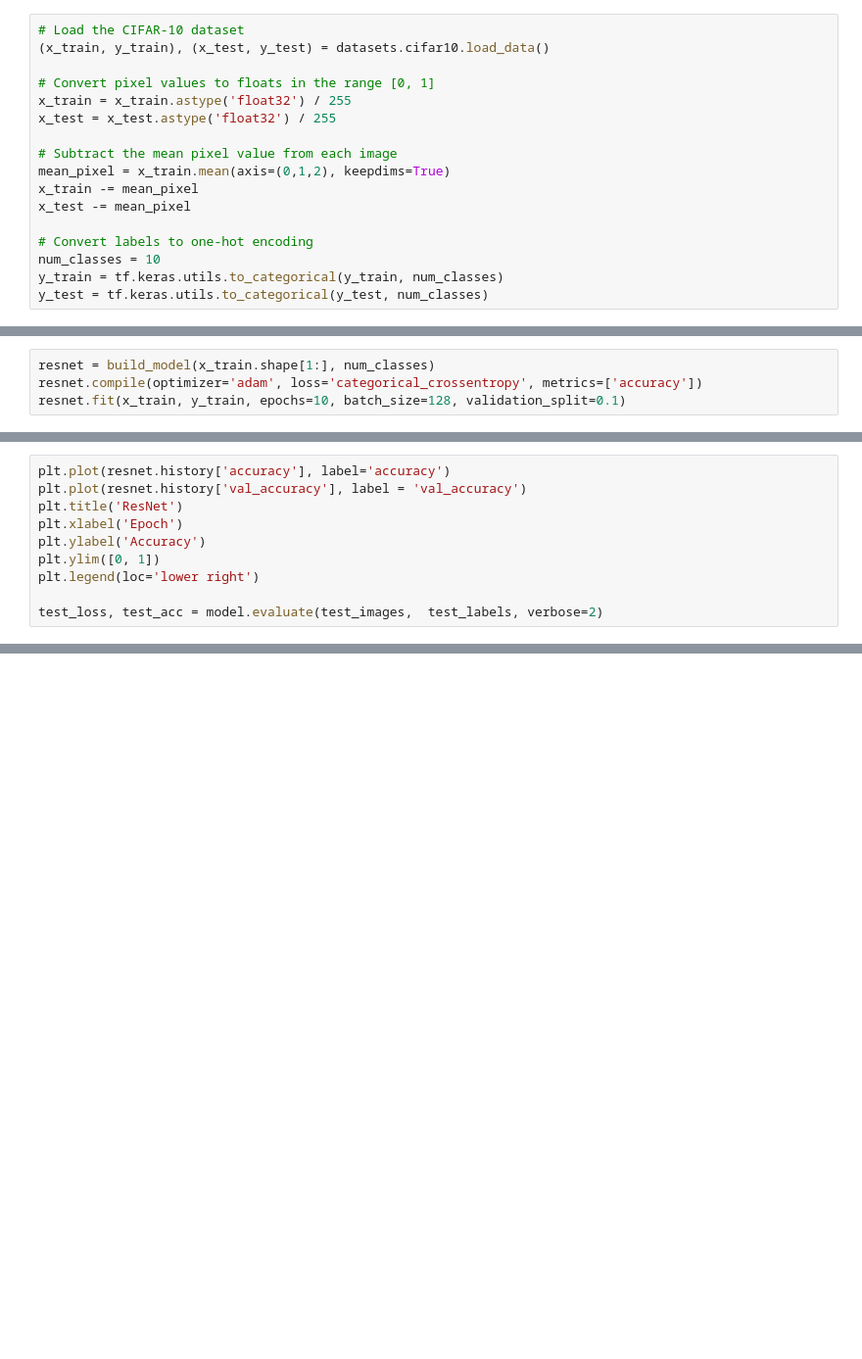
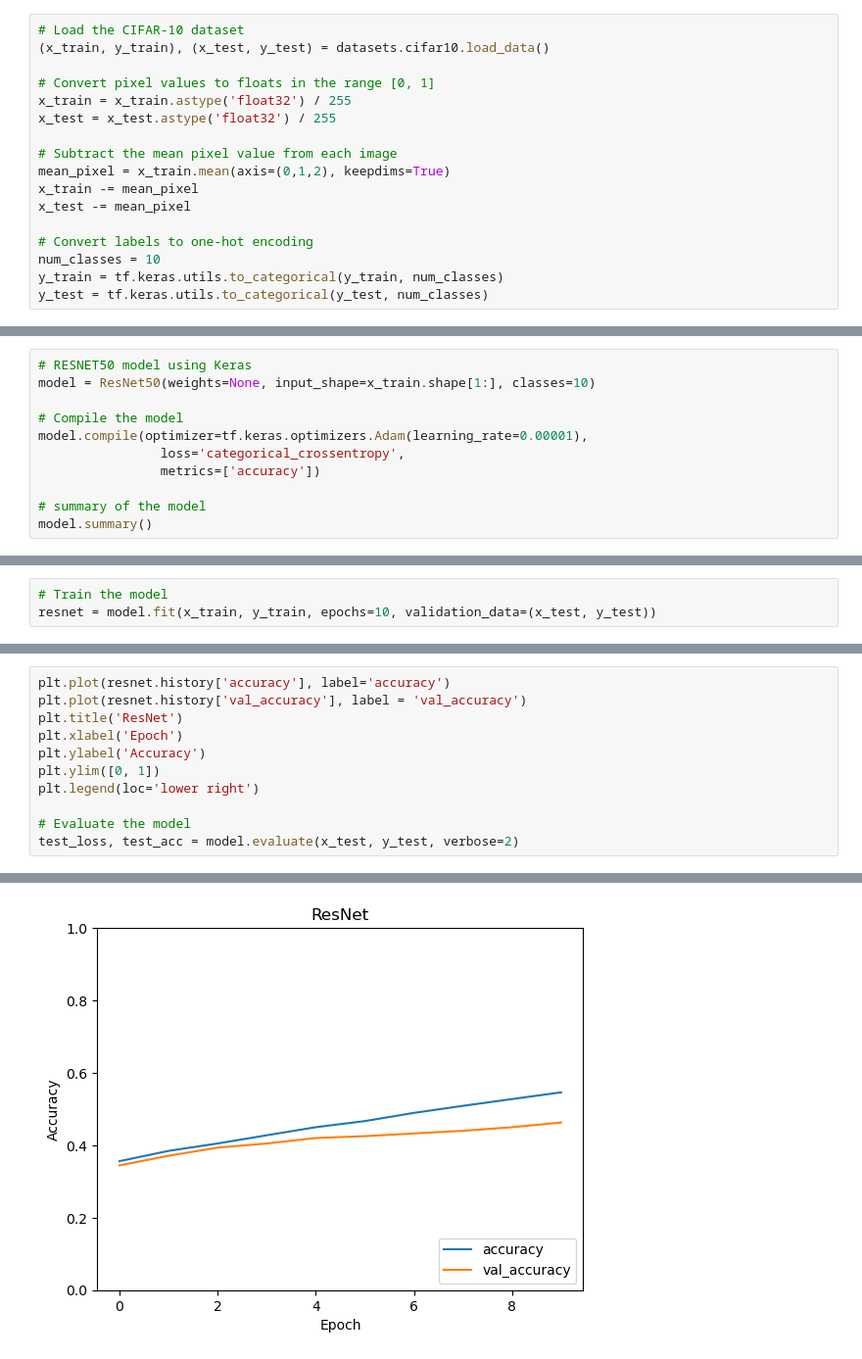
Before and after one commit to jacksonchen1998/2023-NYCU-Pattern-Recognition, a Jupyter notebook: Tutorial/CNN/RESNET.ipynb, the cells around one changed output, grey strips where cells are left out. Shown at 98% size. Cells and saved outputs as stored; diff of their text form; blank space fills up the shorter version.

Commit message:
[UPDATE] add readme and resnet50

```diff
--- a/Tutorial/CNN/RESNET.ipynb
+++ b/Tutorial/CNN/RESNET.ipynb
@@ -122,4 +24,0 @@ ResourceExhaustedError: OOM when allocating tensor with shape[1,1,512,1024] and
-# %%
-resnet = build_model(x_train.shape[1:], num_classes)
-resnet.compile(optimizer='adam', loss='categorical_crossentropy', metrics=['accuracy'])
-resnet.fit(x_train, y_train, epochs=10, batch_size=128, validation_split=0.1)
@@ -144,0 +25,11 @@ ResourceExhaustedError: OOM when allocating tensor with shape[3,3,512,512] and t
+# %%
+# RESNET50 model using Keras
+model = ResNet50(weights=None, input_shape=x_train.shape[1:], classes=10)
+
+# Compile the model
+model.compile(optimizer=tf.keras.optimizers.Adam(learning_rate=0.00001),
+                loss='categorical_crossentropy',
+                metrics=['accuracy'])
+
+# summary of the model
+model.summary()
@@ -144,0 +58,3 @@ ResourceExhaustedError: OOM when allocating tensor with shape[3,3,512,512] and t
+# %%
+# Train the model
+resnet = model.fit(x_train, y_train, epochs=10, validation_data=(x_test, y_test))
@@ -151,4 +88,6 @@ plt.ylabel('Accuracy')
 plt.ylim([0, 1])
 plt.legend(loc='lower right')
 
-test_loss, test_acc = model.evaluate(test_images,  test_labels, verbose=2)
+# Evaluate the model
+test_loss, test_acc = model.evaluate(x_test, y_test, verbose=2)
+# %% [output]
@@ -154,0 +95 @@ test_loss, test_acc = model.evaluate(test_images,  test_labels, verbose=2)
+[figure, added]
```
Also changed, not shown: parts of 8 cells of this notebook, 3 other files.
